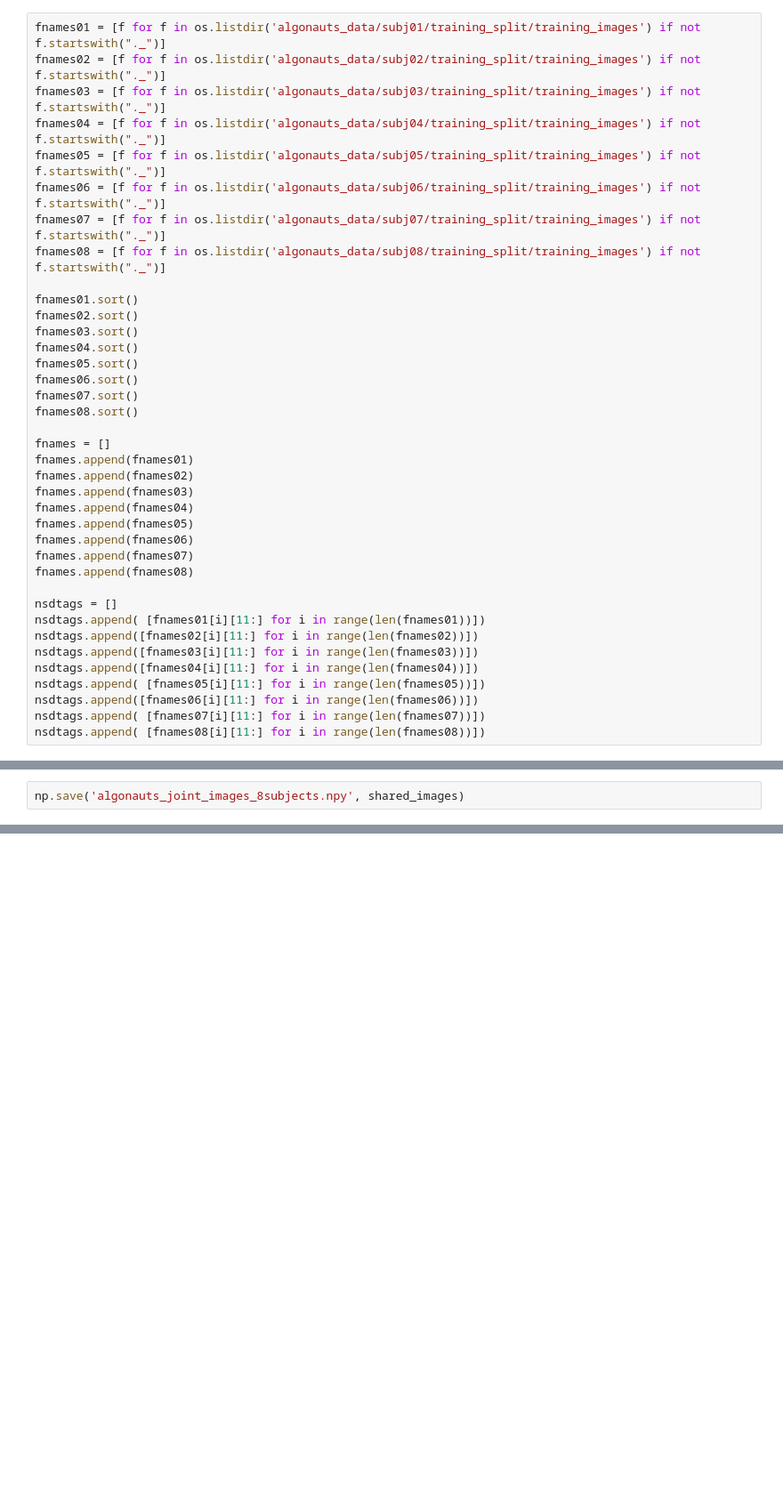
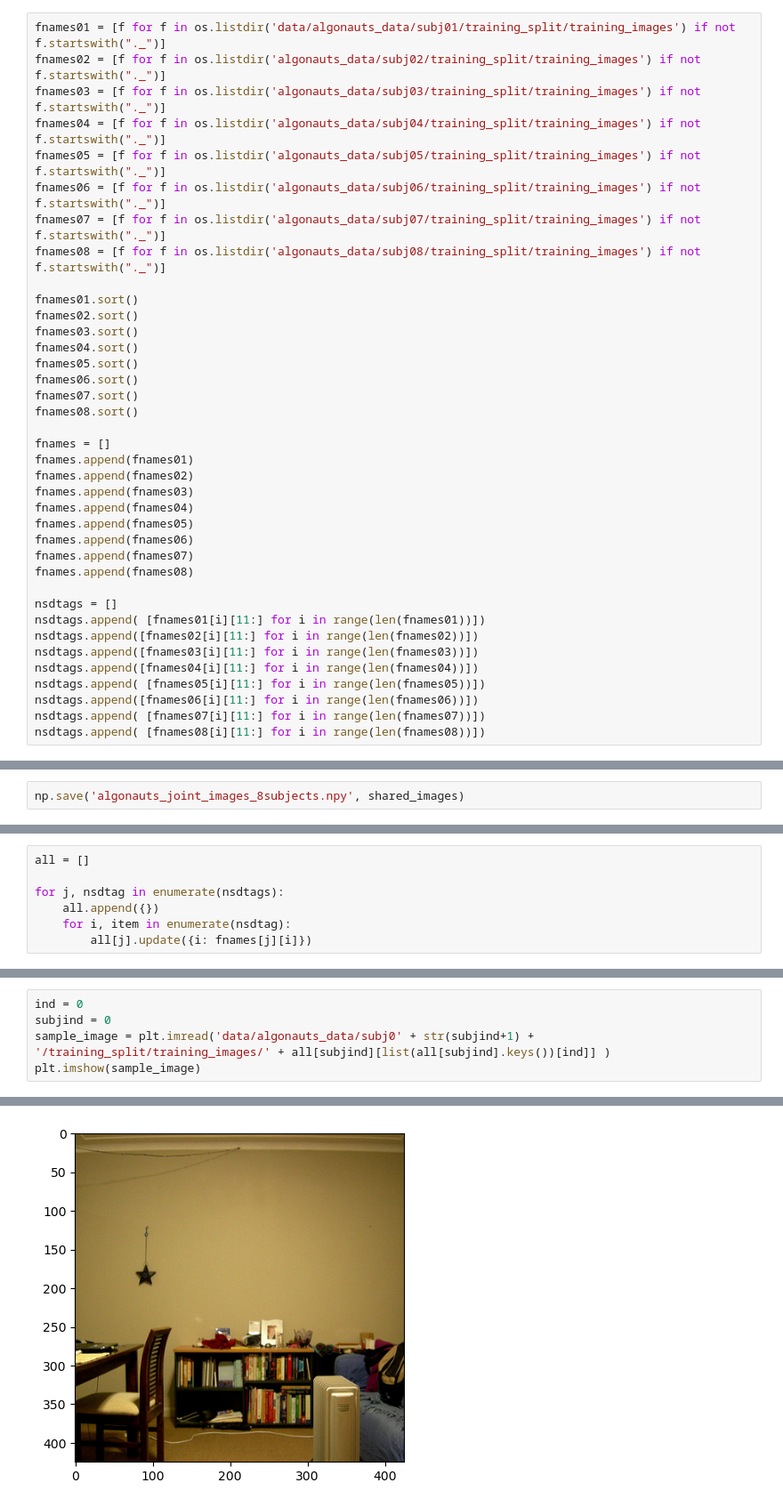
Before and after one commit to SarahHarvey/decoding-similarity, a Jupyter notebook: algonauts_data.ipynb, the cells around one changed output, grey strips where cells are left out. Shown at 89% size. Cells and saved outputs as stored; diff of their text form; blank space fills up the shorter version.

Commit message:
updated algonauts data loading notebook

```diff
--- a/algonauts_data.ipynb
+++ b/algonauts_data.ipynb
@@ -36,7 +36,7 @@ import pickle
 # %% [markdown]
 #### Extract the shared images
 # %%
-fnames01 = [f for f in os.listdir('algonauts_data/subj01/training_split/training_images') if not f.startswith("._")]
+fnames01 = [f for f in os.listdir('data/algonauts_data/subj01/training_split/training_images') if not f.startswith("._")]
 fnames02 = [f for f in os.listdir('algonauts_data/subj02/training_split/training_images') if not f.startswith("._")]
 fnames03 = [f for f in os.listdir('algonauts_data/subj03/training_split/training_images') if not f.startswith("._")]
 fnames04 = [f for f in os.listdir('algonauts_data/subj04/training_split/training_images') if not f.startswith("._")]
@@ -167,0 +174,7 @@ np.save('algonauts_joint_images_8subjects.npy', shared_images)
+# %%
+all = []
+
+for j, nsdtag in enumerate(nsdtags):
+    all.append({})
+    for i, item in enumerate(nsdtag):
+        all[j].update({i: fnames[j][i]})
@@ -167,0 +194,6 @@ np.save('algonauts_joint_images_8subjects.npy', shared_images)
+# %%
+ind = 0
+subjind = 0
+sample_image = plt.imread('data/algonauts_data/subj0' + str(subjind+1) +  '/training_split/training_images/' + all[subjind][list(all[subjind].keys())[ind]] )
+plt.imshow(sample_image)
+# %% [output]
@@ -167,0 +201 @@ np.save('algonauts_joint_images_8subjects.npy', shared_images)
+[figure, added]
```
Also changed, not shown: parts of 8 cells of this notebook.
